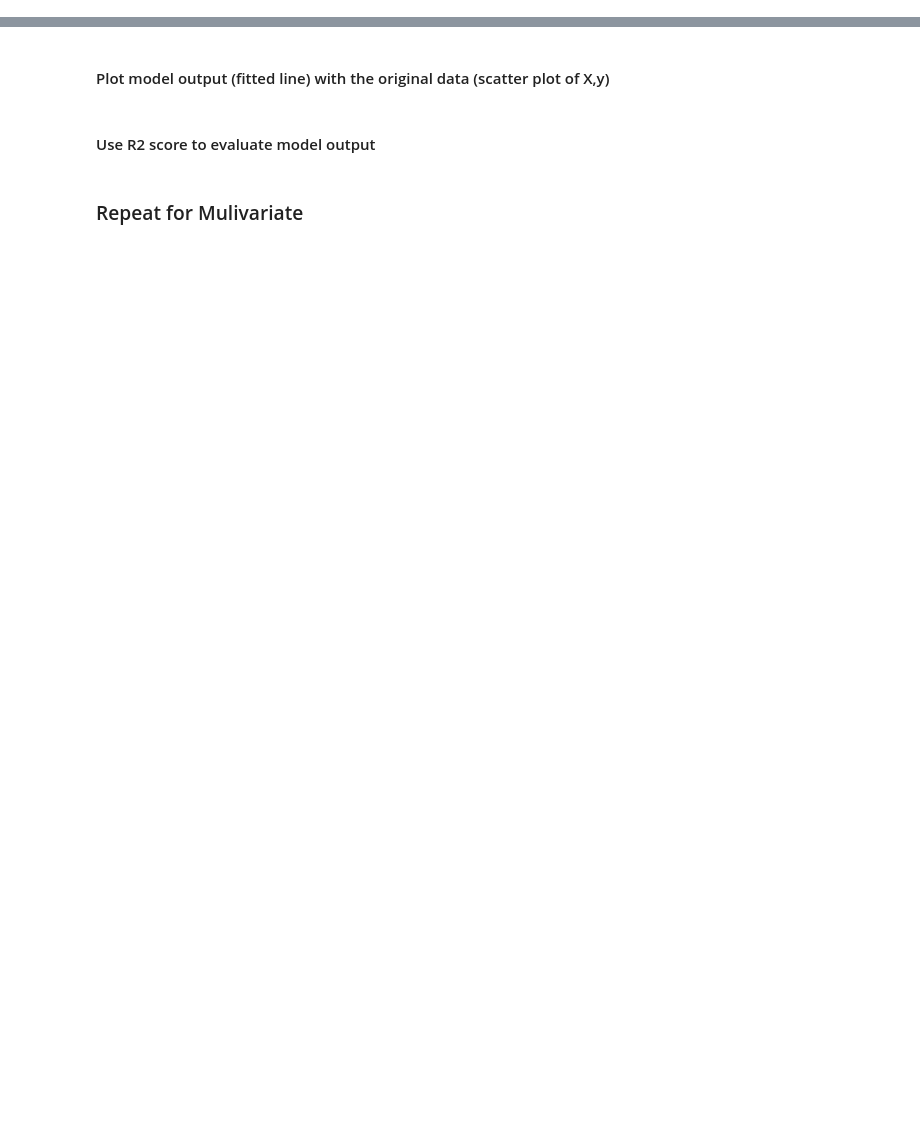
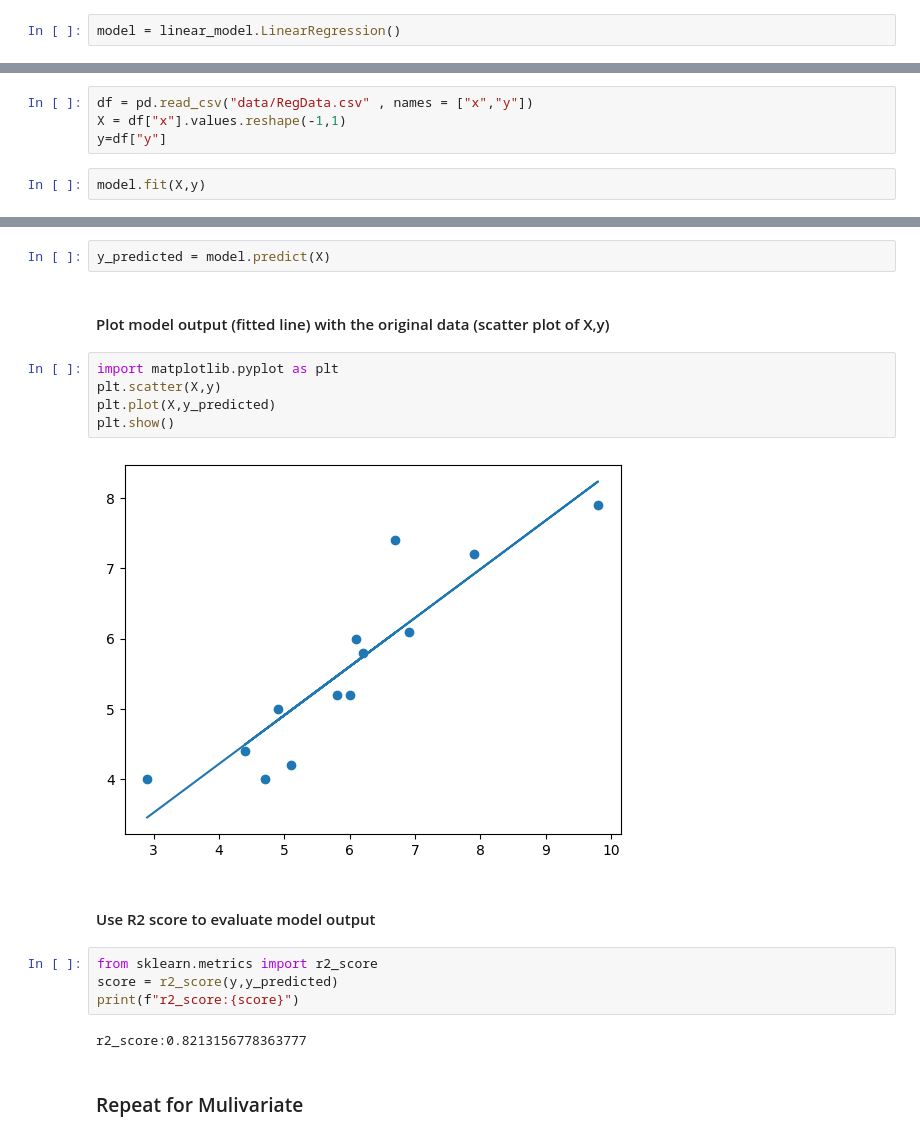
Before and after one commit to BasilReda/ITI_AI_Intake46, a Jupyter notebook: Optimization/day1/Practical Session 1 GD Implementation for LR .ipynb, the cells around one changed output, grey strips where cells are left out. Saved outputs shown, nothing was run; the diff lists cells and outputs as text; blank space fills up the shorter version.

```diff
--- a/Optimization/day1/Practical Session 1 GD Implementation for LR .ipynb
+++ b/Optimization/day1/Practical Session 1 GD Implementation for LR .ipynb
@@ -386,2 +389,10 @@ np.float64(48.996830093934314)
+# %%
+model = linear_model.LinearRegression()
 # %% [markdown]
 #### Train the model (fit the model to the training data)
+# %%
+df = pd.read_csv("data/RegData.csv" , names = ["x","y"])
+X = df["x"].values.reshape(-1,1)
+y=df["y"]
+# %%
+model.fit(X,y)
@@ -388,8 +401,23 @@ np.float64(48.996830093934314)
 # %% [markdown]
 #### Predict y values using the trained model
+# %%
+y_predicted = model.predict(X)
 # %% [markdown]
 #### Plot model output (fitted line) with the original data (scatter plot of X,y)
+# %%
+import matplotlib.pyplot as plt
+plt.scatter(X,y)
+plt.plot(X,y_predicted)
+plt.show()
+# %% [output]
+[figure, added]
 # %% [markdown]
 #### Use R2 score to evaluate model output
+# %%
+from sklearn.metrics import r2_score
+score = r2_score(y,y_predicted)
+print(f"r2_score:{score}")
+# %% [output]
+r2_score:0.8213156778363777
 # %% [markdown]
 ### Repeat for Mulivariate
```
Also changed, not shown: parts of 6 cells of this notebook.
